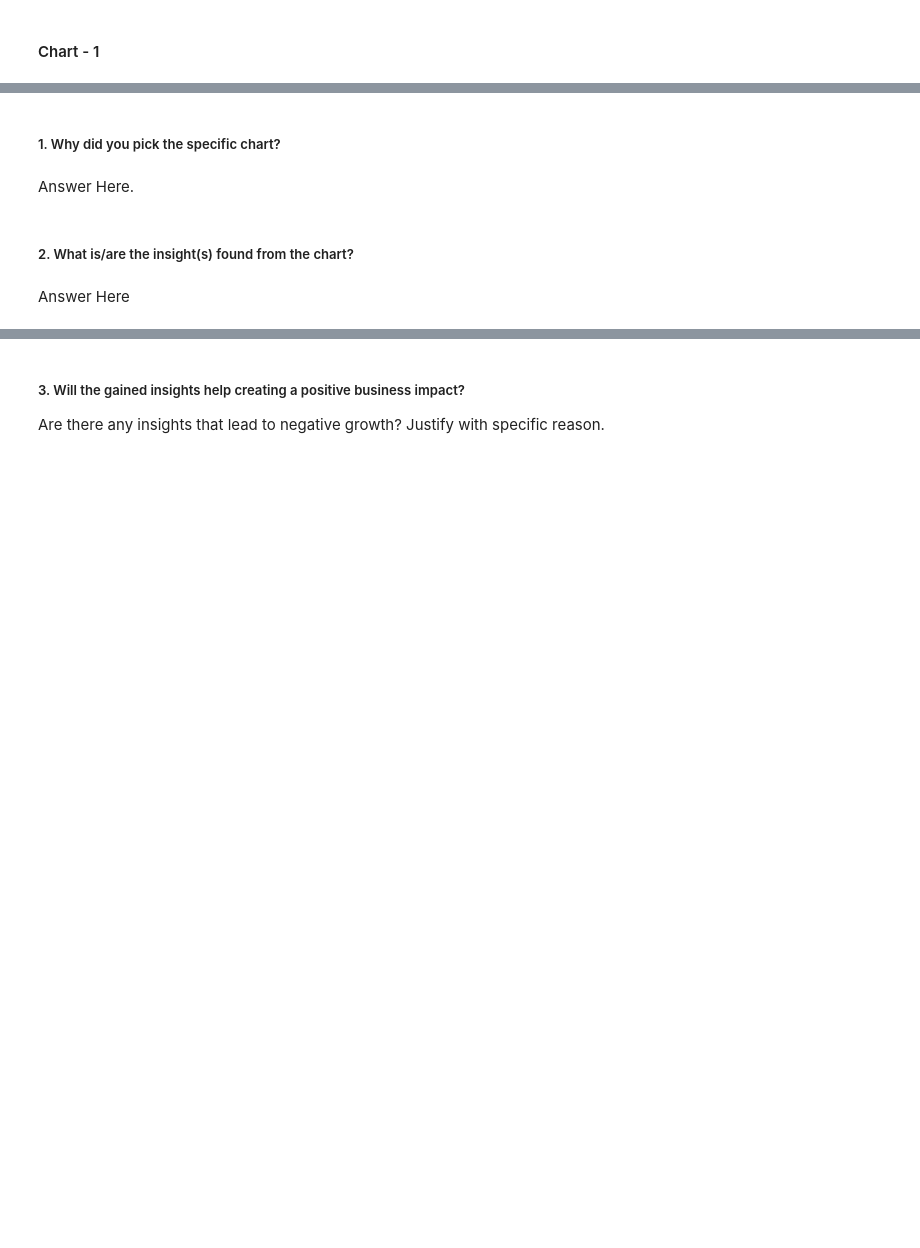
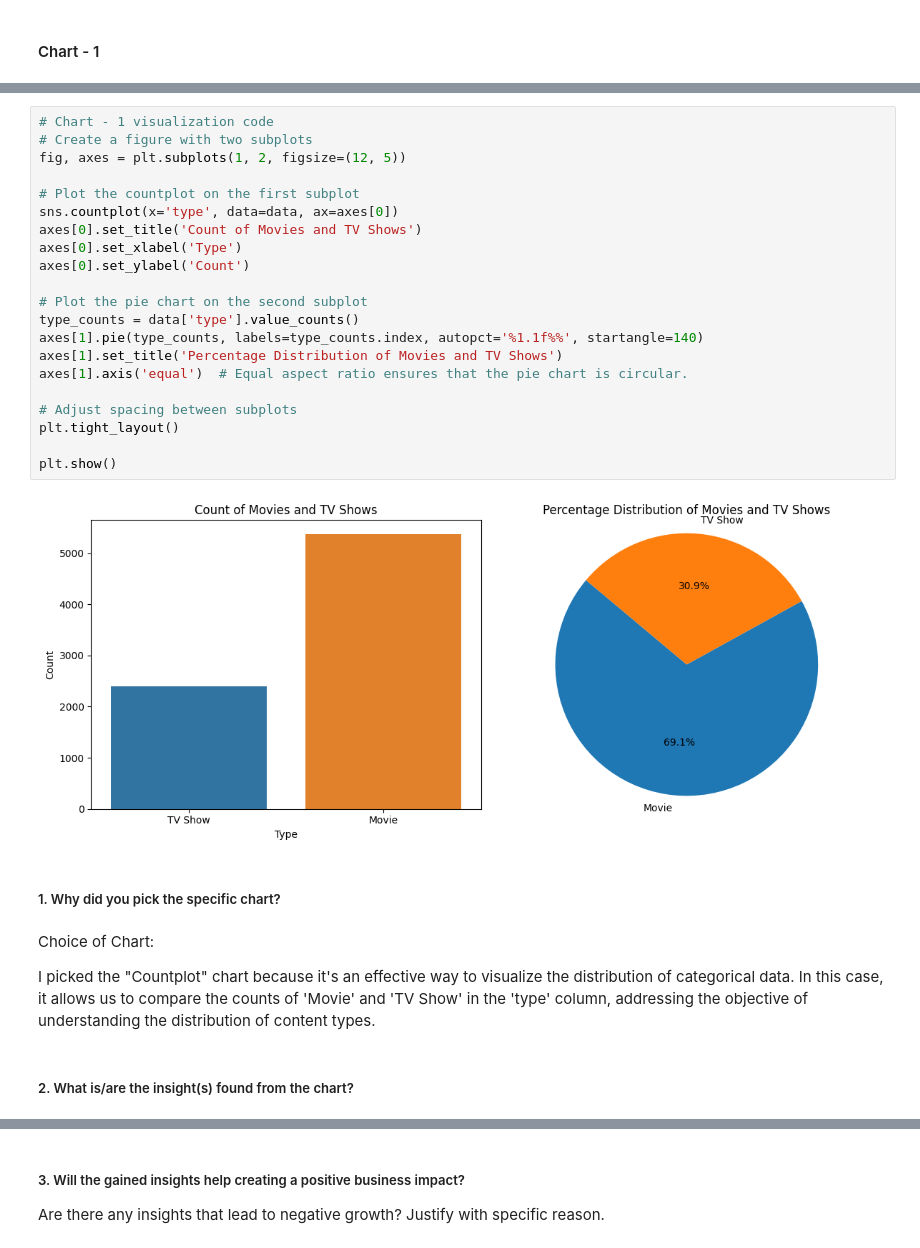
Before and after one commit to 1002Sam/Unsupervised-Project---Netflix-Movies-and-TV-Shows-Clustering, a Jupyter notebook: Unsupervised_Project_Netflix_Movies_and_TV_Shows_Clustering.ipynb, the cells around one changed output, grey strips where cells are left out. Cells and saved outputs as stored; diff of their text form; blank space fills up the shorter version.

```diff
--- a/Unsupervised_Project_Netflix_Movies_and_TV_Shows_Clustering.ipynb
+++ b/Unsupervised_Project_Netflix_Movies_and_TV_Shows_Clustering.ipynb
@@ -445,8 +565,31 @@ These manipulations have prepared our dataset for further analysis, allowing us
+# %%
+# Chart - 1 visualization code
+# Create a figure with two subplots
+fig, axes = plt.subplots(1, 2, figsize=(12, 5))
+
+# Plot the countplot on the first subplot
+sns.countplot(x='type', data=data, ax=axes[0])
+axes[0].set_title('Count of Movies and TV Shows')
+axes[0].set_xlabel('Type')
+axes[0].set_ylabel('Count')
+
+# Plot the pie chart on the second subplot
+type_counts = data['type'].value_counts()
+axes[1].pie(type_counts, labels=type_counts.index, autopct='%1.1f%%', startangle=140)
+axes[1].set_title('Percentage Distribution of Movies and TV Shows')
+axes[1].axis('equal')  # Equal aspect ratio ensures that the pie chart is circular.
+
+# Adjust spacing between subplots
+plt.tight_layout()
+
+plt.show()
+# %% [output]
+[figure, added]
 # %% [markdown]
 ##### 1. Why did you pick the specific chart?
-# %% [markdown]
-Answer Here.
+# %% [markdown]
+Choice of Chart:
+
+I picked the "Countplot" chart because it's an effective way to visualize the distribution of categorical data. In this case, it allows us to compare the counts of 'Movie' and 'TV Show' in the 'type' column, addressing the objective of understanding the distribution of content types.
 # %% [markdown]
 ##### 2. What is/are the insight(s) found from the chart?
-# %% [markdown]
-Answer Here
```
Also changed, not shown: parts of 148 cells of this notebook.
